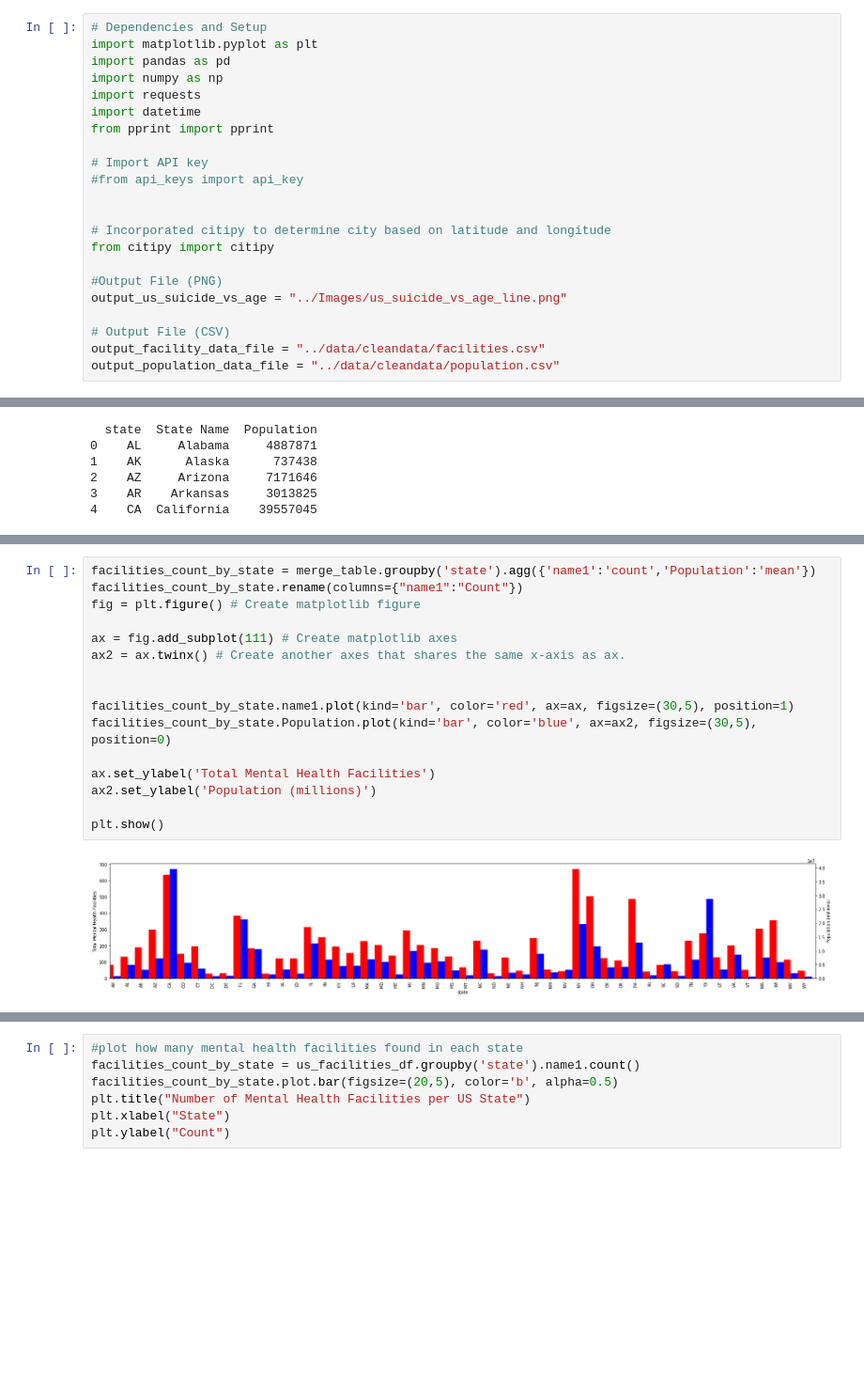
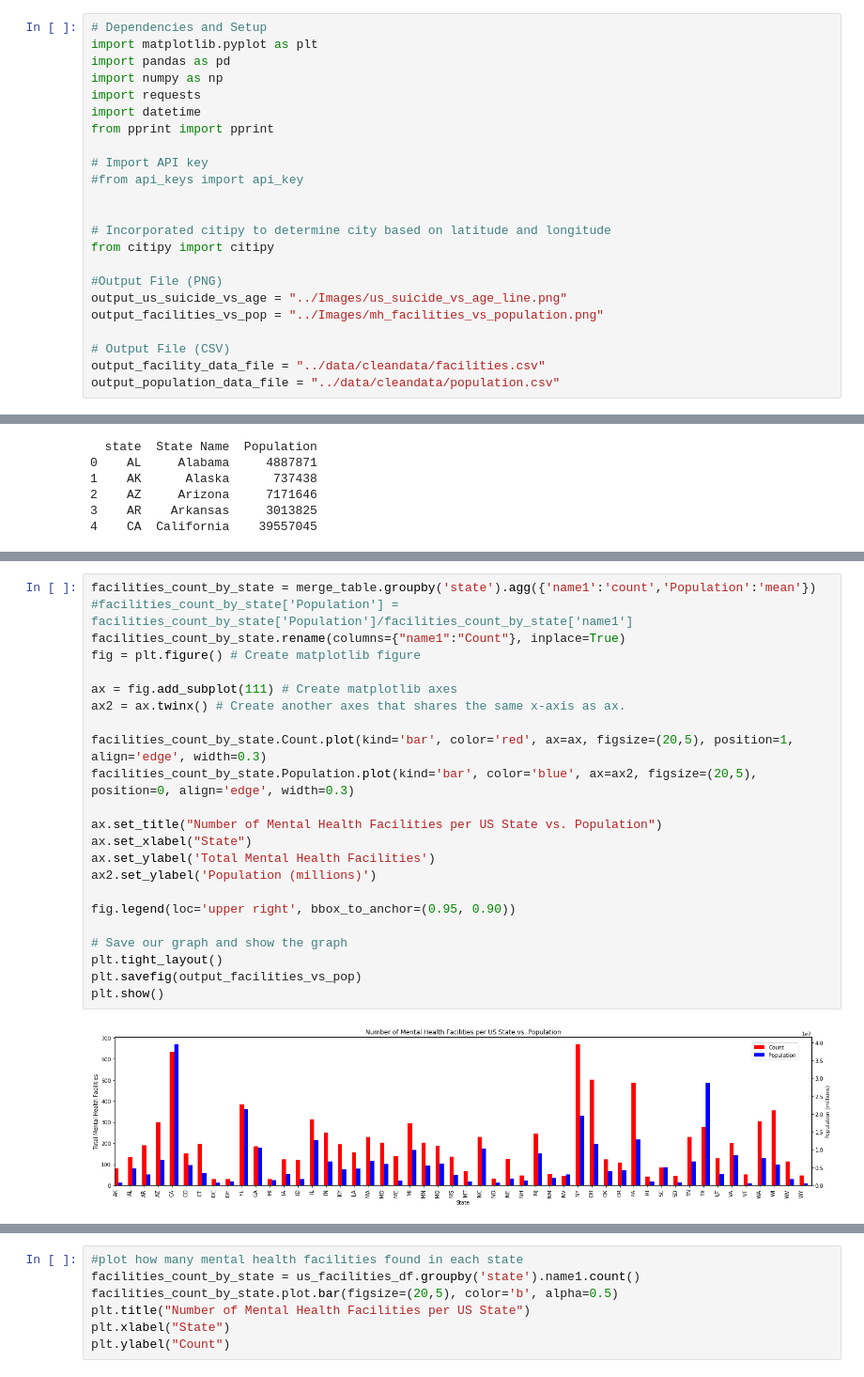
Before and after one commit to aeclaman/Project1, a Jupyter notebook: notebooks/amy.ipynb, the cells around one changed output, grey strips where cells are left out. Shown at 94% size. Cells and saved outputs as stored; diff of their text form; blank space fills up the shorter version.

```diff
--- a/notebooks/amy.ipynb
+++ b/notebooks/amy.ipynb
@@ -23,6 +23,7 @@ from citipy import citipy
 
 #Output File (PNG)
 output_us_suicide_vs_age = "../Images/us_suicide_vs_age_line.png"
+output_facilities_vs_pop = "../Images/mh_facilities_vs_population.png"
 
 # Output File (CSV)
 output_facility_data_file = "../data/cleandata/facilities.csv"
@@ -123,20 +124,27 @@ merge_table.head()
 | 4 | Unity Childrens Home | Trickey Road Location | Houston | TX | 77067 | 29.956039 | -95.445391 | Texas | 28701845 |
 # %%
 facilities_count_by_state = merge_table.groupby('state').agg({'name1':'count','Population':'mean'})
-facilities_count_by_state.rename(columns={"name1":"Count"})
+#facilities_count_by_state['Population'] = facilities_count_by_state['Population']/facilities_count_by_state['name1']
+facilities_count_by_state.rename(columns={"name1":"Count"}, inplace=True)
 fig = plt.figure() # Create matplotlib figure
 
 ax = fig.add_subplot(111) # Create matplotlib axes
 ax2 = ax.twinx() # Create another axes that shares the same x-axis as ax.
 
+facilities_count_by_state.Count.plot(kind='bar', color='red', ax=ax, figsize=(20,5), position=1, align='edge', width=0.3)
+facilities_count_by_state.Population.plot(kind='bar', color='blue', ax=ax2, figsize=(20,5), position=0, align='edge', width=0.3)
 
-facilities_count_by_state.name1.plot(kind='bar', color='red', ax=ax, figsize=(30,5), position=1)
-facilities_count_by_state.Population.plot(kind='bar', color='blue', ax=ax2, figsize=(30,5), position=0)
-
+ax.set_title("Number of Mental Health Facilities per US State vs. Population")
+ax.set_xlabel("State")
 ax.set_ylabel('Total Mental Health Facilities')
 ax2.set_ylabel('Population (millions)')
 
+fig.legend(loc='upper right', bbox_to_anchor=(0.95, 0.90))
+
+# Save our graph and show the graph
+plt.tight_layout()
+plt.savefig(output_facilities_vs_pop)
 plt.show()
 # %% [output]
-[figure, old version]
+[figure, new version]
 # %%
```
Also changed, not shown: parts of 2 cells of this notebook, 4 other files.
